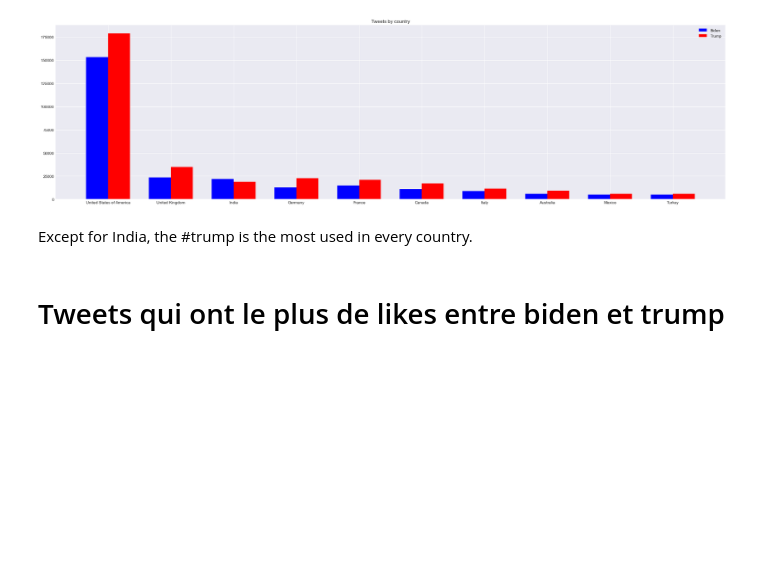
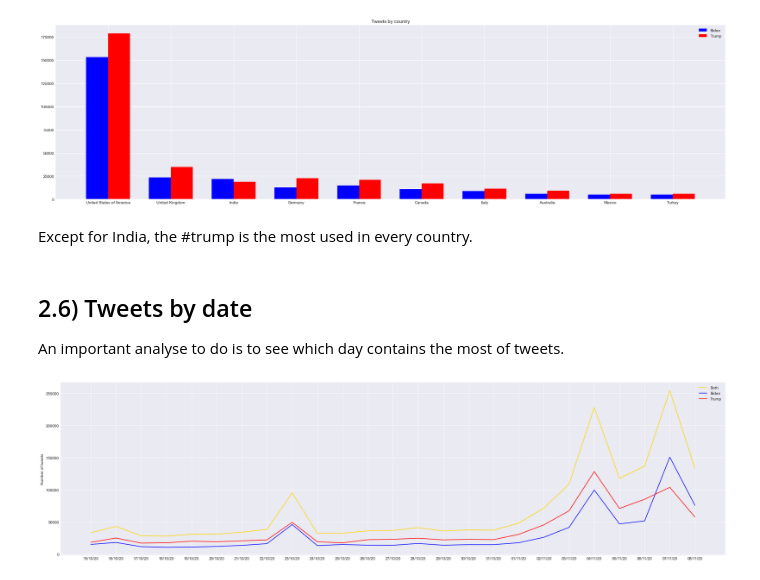
Before and after one commit to Guillaume-Vacelet/bigdata_group_1, a Jupyter notebook: sentiment_analysis.ipynb, the cells around one changed output. Drawn from its saved outputs; the diff is of its cells as text; code cells hidden in the pictures; blank space fills up the shorter version.

```diff
--- a/sentiment_analysis.ipynb
+++ b/sentiment_analysis.ipynb
@@ -299,6 +265,26 @@ plt.show()
 [figure]
 # %% [markdown]
 Except for India, the #trump is the most used in every country.
-# %% [markdown]
-
-# Tweets qui ont le plus de likes entre biden et trump
+# %% [markdown]
+## 2.6) Tweets by date
+
+An important analyse to do is to see which day contains the most of tweets.
+# %%
+countries = dataset['country'].unique()
+tweets_by_day = [{'created_at': group[0], 'nb_tweets': len(group[1]), 'nb_tweets_biden': len(group[1]['reference'][(group[1]['reference'] == 'biden')]), 'nb_tweets_trump': len(group[1]['reference'][(group[1]['reference'] == 'trump')])} for group in dataset.groupby(pd.to_datetime(dataset['created_at']).dt.date)]
+# %%
+plt.figure(figsize=(30,8))
+
+x_pos = np.arange(len(tweets_by_day))
+
+plt.plot([tweet['nb_tweets'] for tweet in tweets_by_day], label="Both", color="gold")
+plt.plot([tweet['nb_tweets_biden'] for tweet in tweets_by_day], label="Biden", color="blue")
+plt.plot([tweet['nb_tweets_trump'] for tweet in tweets_by_day], label="Trump", color="red")
+
+plt.xticks(x_pos, [tweet['created_at'].strftime("%d/%m/%y") for tweet in tweets_by_day])
+
+plt.ylabel('Number of tweets')
+plt.legend()
+plt.show()
+# %% [output]
+[figure, added]
```
Also changed, not shown: parts of 20 cells of this notebook, 1 other file.
